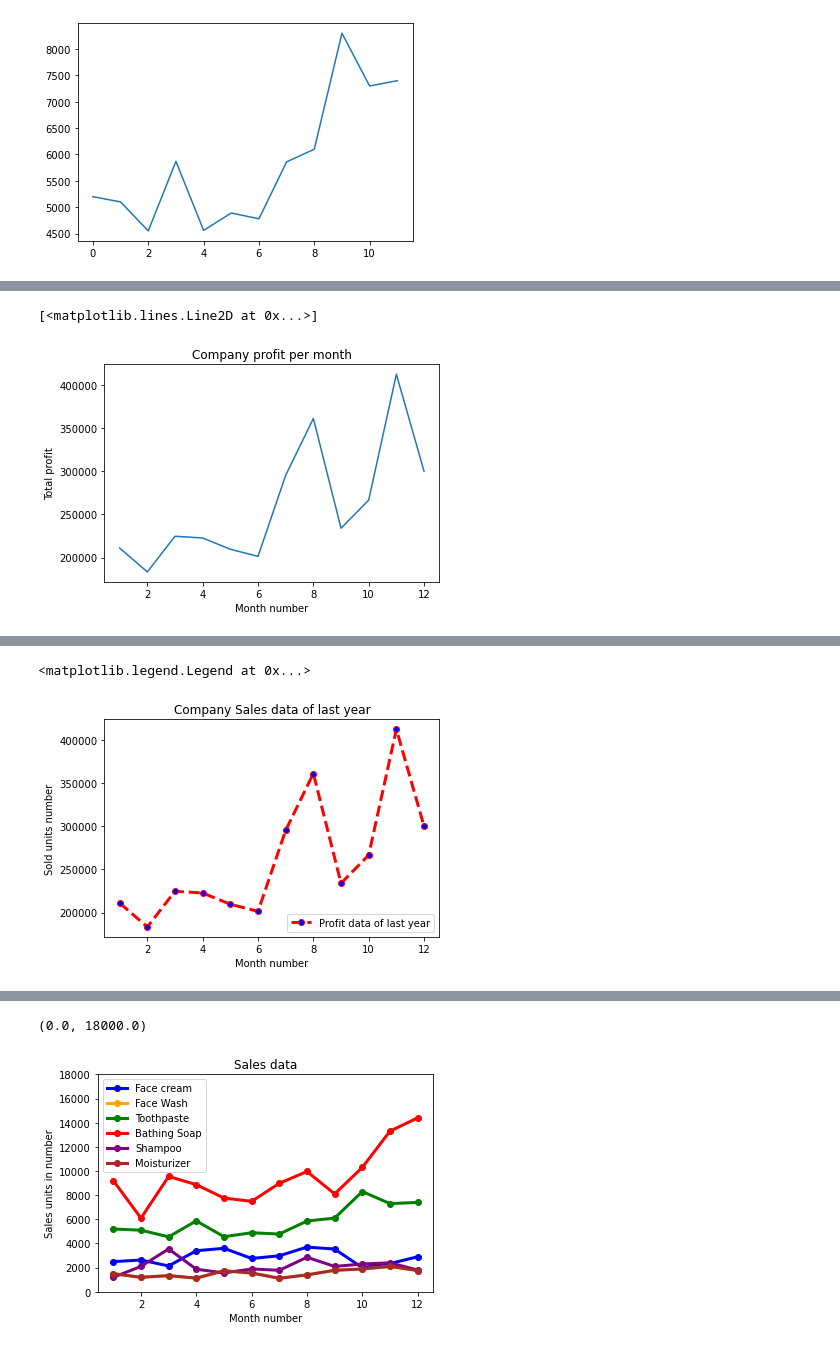
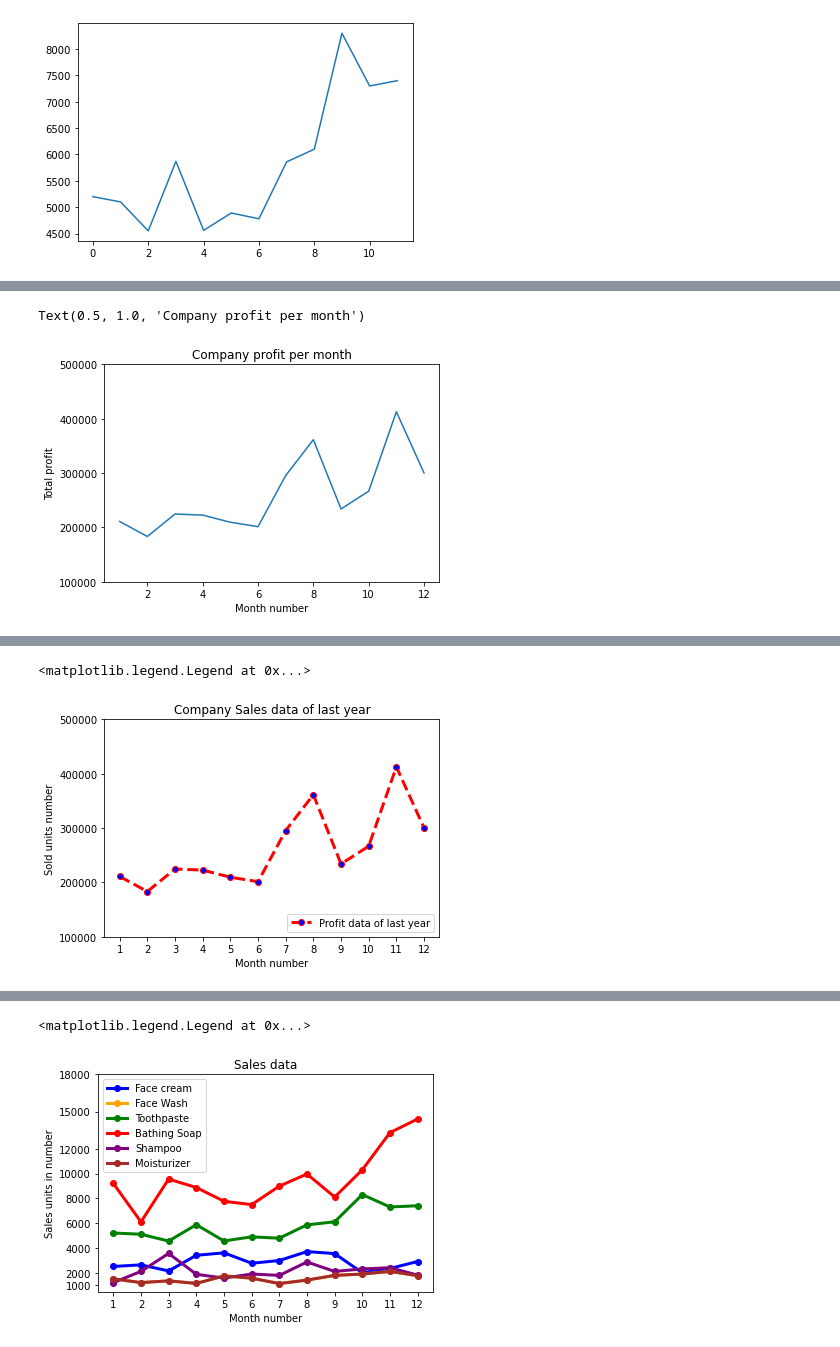
Before and after one commit to Elsasser67/DataScience21, a Jupyter notebook: Block_1/Assignments/1_MatplotLib.ipynb, the cells around one changed output, grey strips where cells are left out. Saved outputs shown, nothing was run; the diff lists cells and outputs as text; code cells hidden in the pictures.

```diff
--- a/Block_1/Assignments/1_MatplotLib.ipynb
+++ b/Block_1/Assignments/1_MatplotLib.ipynb
@@ -40,15 +40,15 @@ Total profit data provided for each month. Generated line plot must include the
 ### The result should look something like this:
 <img src="IMG/1.png" width=400>
 # %%
-#access data rows by name
-plt.figure()
+plt.plot(data.month_number, data.total_profit)
+
 plt.xlabel("Month number")
 plt.ylabel("Total profit")
-plt.title("Company profit per month");
-plt.plot(data.month_number, data.total_profit)
+plt.yticks([100000,200000,300000,400000,500000])
+plt.title("Company profit per month")
 # %% [output]
-[<matplotlib.lines.Line2D at 0x...>]
+Text(0.5, 1.0, 'Company profit per month')
-[figure, old version]
+[figure, new version]
 # %% [markdown]
 ## Exercise 2
 Get Total profit of all months and show line plot with the following Style properties
@@ -66,15 +66,18 @@ Generated line plot must include following Style properties:
 ### The result should look something like this:
 <img src="IMG/2.png" width=400>
 # %%
-#access data rows by name
+plt.plot(data.month_number, data.total_profit, "r--", lw="3", marker = "o", markerfacecolor = "blue", label="Profit data of last year")
+
 plt.xlabel("Month number")
+plt.xticks(data.month_number)
 plt.ylabel("Sold units number");
+plt.yticks([100000,200000,300000,400000,500000])
 plt.title("Company Sales data of last year")
-plt.plot(data.month_number, data.total_profit, "r--", lw="3", marker = "o", markerfacecolor = "blue", label="Profit data of last year")
+
 plt.legend(loc=4)
 # %% [output]
 <matplotlib.legend.Legend at 0x...>
-[figure, old version]
+[figure, new version]
 # %% [markdown]
 ## Exercise 3
 Read all product sales data and show it  using a multiline plot
@@ -86,18 +89,21 @@ Display the number of units sold per month for each product using multiline plot
 # %%
 plt.plot(data.month_number, data.facecream, color="blue", lw="3", marker = "o", label="Face cream")
 plt.plot(data.month_number, data.facewash, color="orange", lw="3", marker = "o", label="Face Wash")
 plt.plot(data.month_number, data.toothpaste, color="green", lw="3", marker = "o", label="Toothpaste")
 plt.plot(data.month_number, data.bathingsoap, color="red", lw="3", marker = "o", label="Bathing Soap")
 plt.plot(data.month_number, data.shampoo, color="purple", lw="3", marker = "o", label="Shampoo")
 plt.plot(data.month_number, data.moisturizer, color="brown", lw="3", marker = "o", label="Moisturizer")
+
 plt.xlabel("Month number")
-plt.ylabel("Sales units in number");
+plt.xticks(data.month_number)
+plt.ylabel("Sales units in number")
+plt.yticks([1000,2000,4000,6000,8000,10000,12000,15000,18000])
 plt.title("Sales data")
+
 plt.legend(loc=2)
-plt.ylim([0,18000])
 # %% [output]
-(0.0, 18000.0)
+<matplotlib.legend.Legend at 0x...>
-[figure, old version]
+[figure, new version]
 # %% [markdown]
 ## Exercise 4
 Read toothpaste sales data of each month and show it using a scatter plot
```
Also changed, not shown: parts of 3 cells of this notebook.
